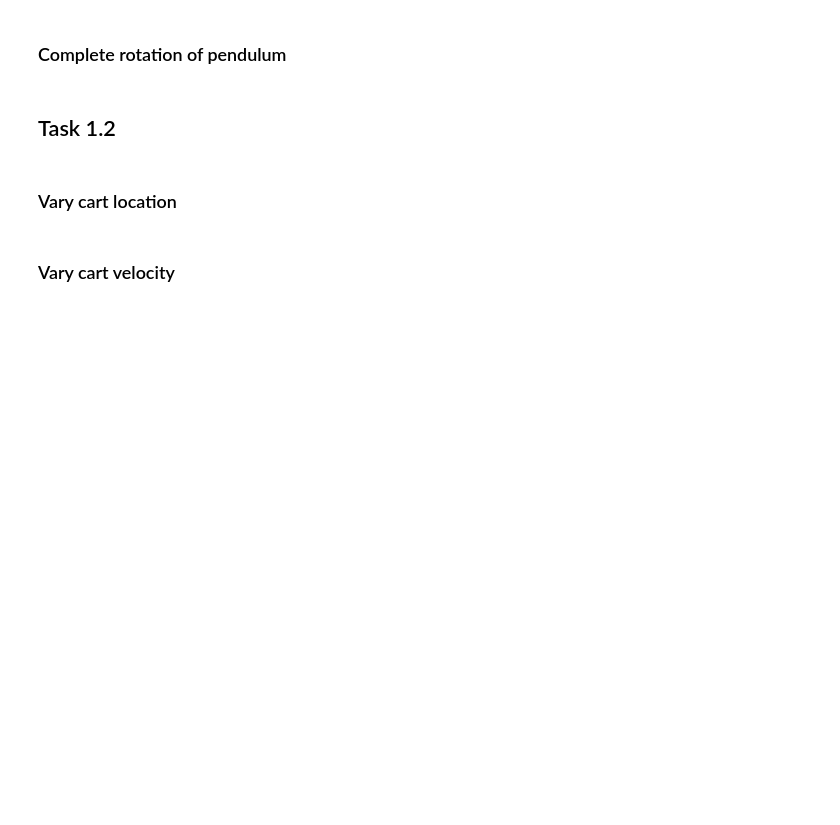
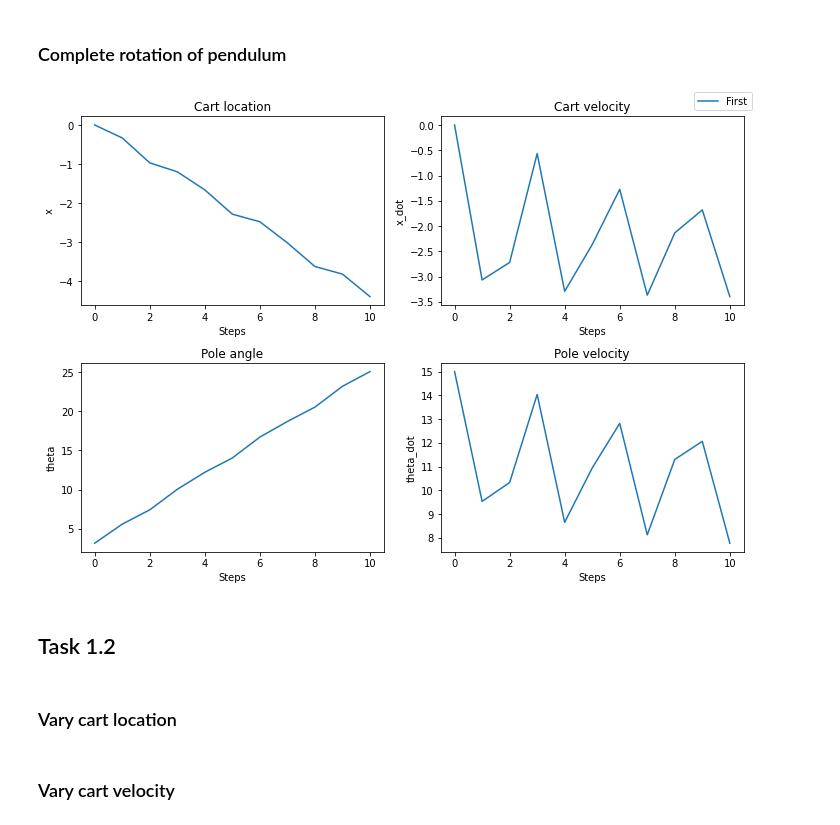
Before and after one commit to aditya-jain7/SF3, a Jupyter notebook: task_1_aj563_sf3_code.ipynb, the cells around one changed output. Cells and saved outputs as stored; diff of their text form; code cells hidden in the pictures; blank space fills up the shorter version.

```diff
--- a/task_1_aj563_sf3_code.ipynb
+++ b/task_1_aj563_sf3_code.ipynb
@@ -112,7 +114,9 @@ import time
 # %% [markdown]
 ### Complete rotation of pendulum
 # %%
-#history = start_the_cart([0,0,np.pi,15],visual=False,remap_angle=False)
+history = start_the_cart([0,0,np.pi,15],visual=False,remap_angle=False)
+# %% [output]
+[figure, added]
 # %% [markdown]
 ## Task 1.2
 # %%
```
Also changed, not shown: parts of 4 cells of this notebook, 2 other files.
